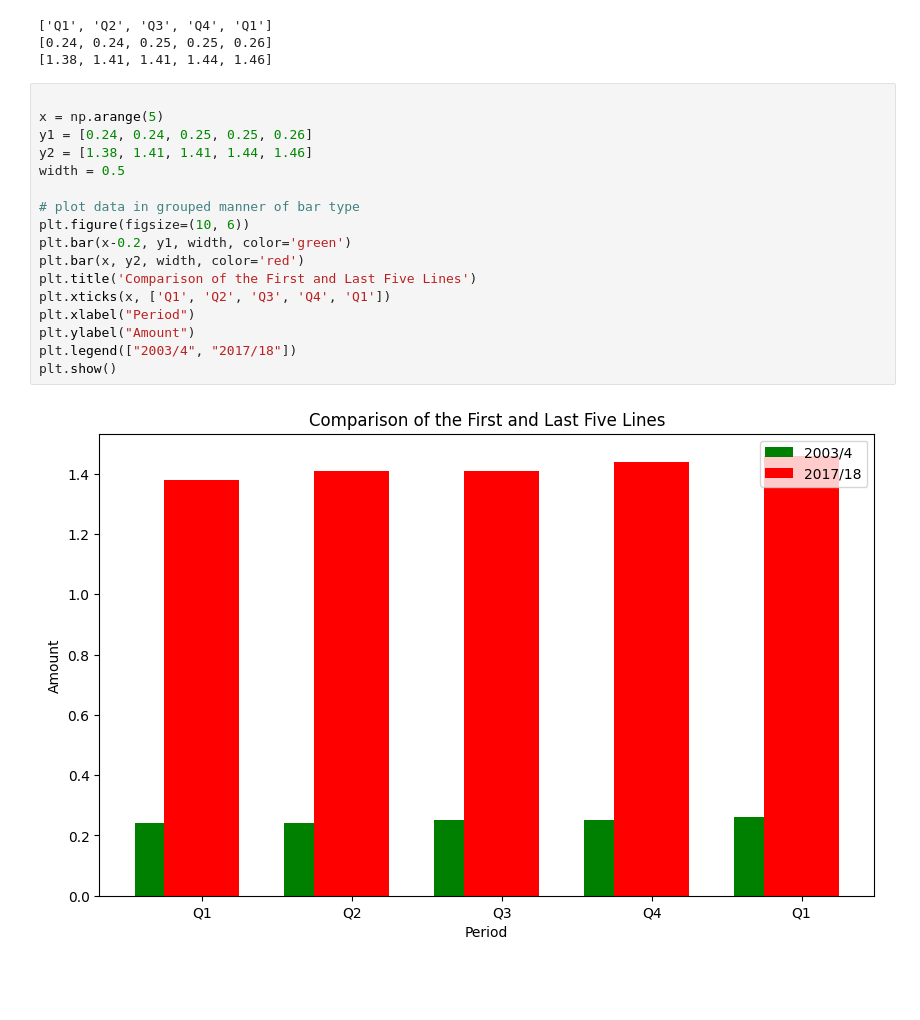
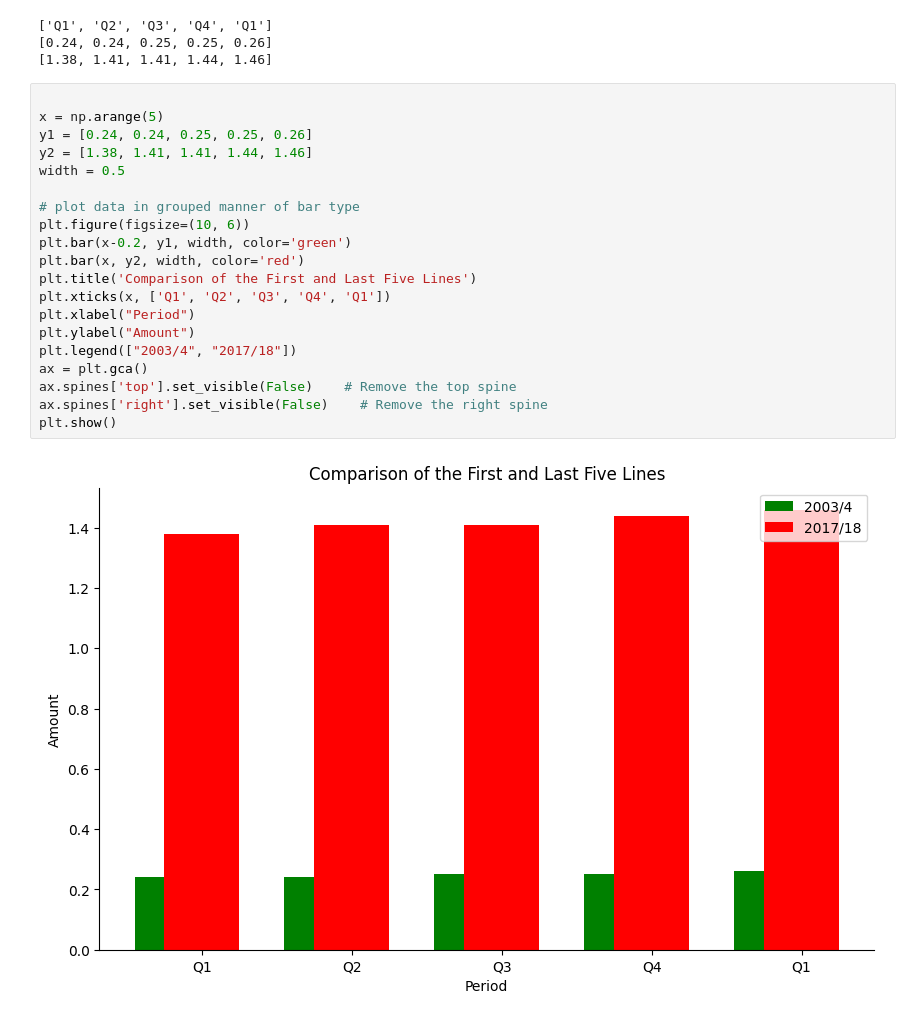
Before and after one commit to adinsa1/Data110, a Jupyter notebook: ProjectOne.ipynb, the cells around one changed output. Cells and saved outputs as stored; diff of their text form; blank space fills up the shorter version.

```diff
--- a/ProjectOne.ipynb
+++ b/ProjectOne.ipynb
@@ -143,19 +143,22 @@ print(z)
 # %%
 
 x = np.arange(5)
 y1 = [0.24, 0.24, 0.25, 0.25, 0.26]
 y2 = [1.38, 1.41, 1.41, 1.44, 1.46]
 width = 0.5
 
 # plot data in grouped manner of bar type
 plt.figure(figsize=(10, 6))
 plt.bar(x-0.2, y1, width, color='green')
 plt.bar(x, y2, width, color='red')
 plt.title('Comparison of the First and Last Five Lines')
 plt.xticks(x, ['Q1', 'Q2', 'Q3', 'Q4', 'Q1'])
 plt.xlabel("Period")
 plt.ylabel("Amount")
 plt.legend(["2003/4", "2017/18"])
+ax = plt.gca()
+ax.spines['top'].set_visible(False)    # Remove the top spine
+ax.spines['right'].set_visible(False)    # Remove the right spine
 plt.show()
 # %% [output]
-[figure, old version]
+[figure, new version]
```
